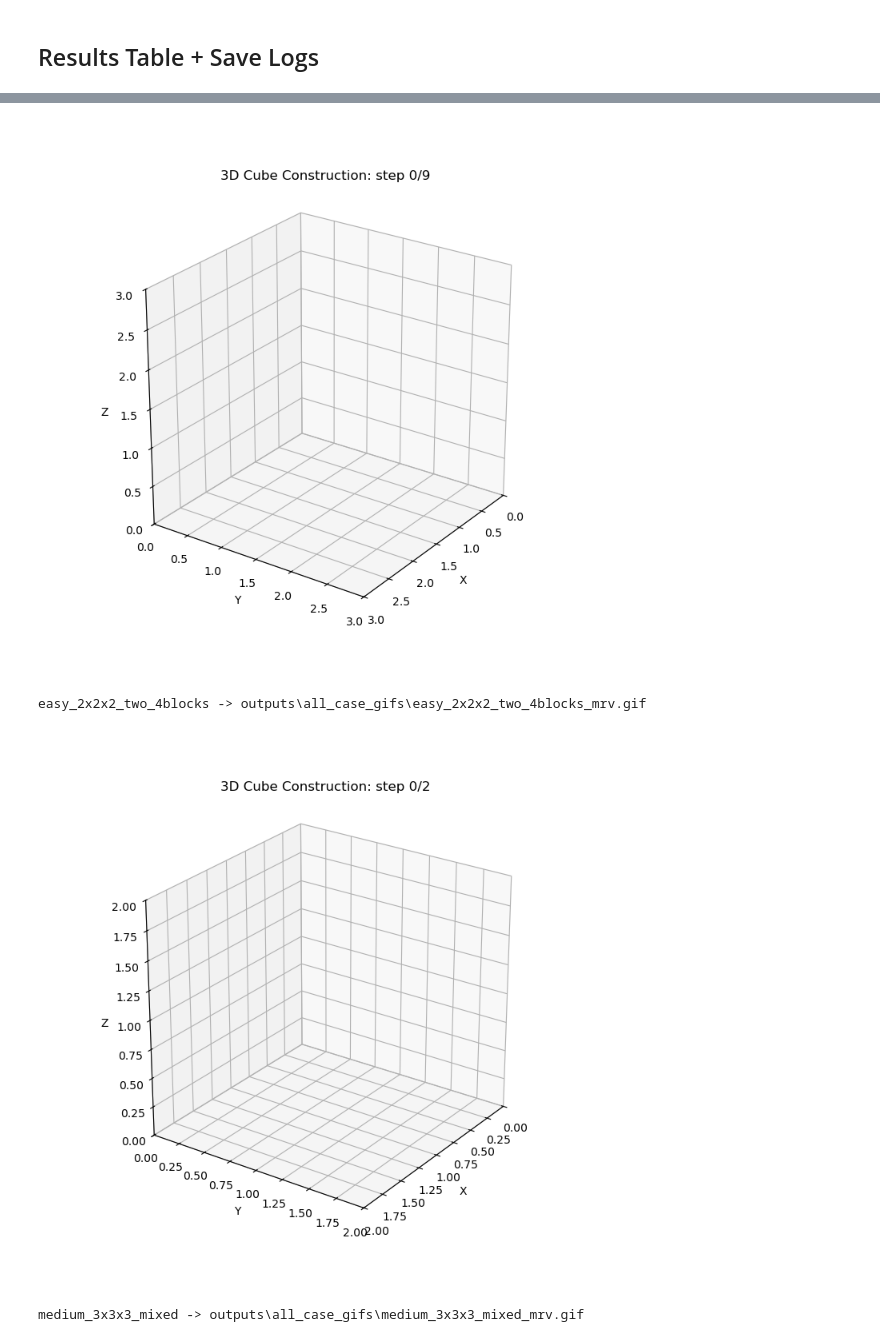
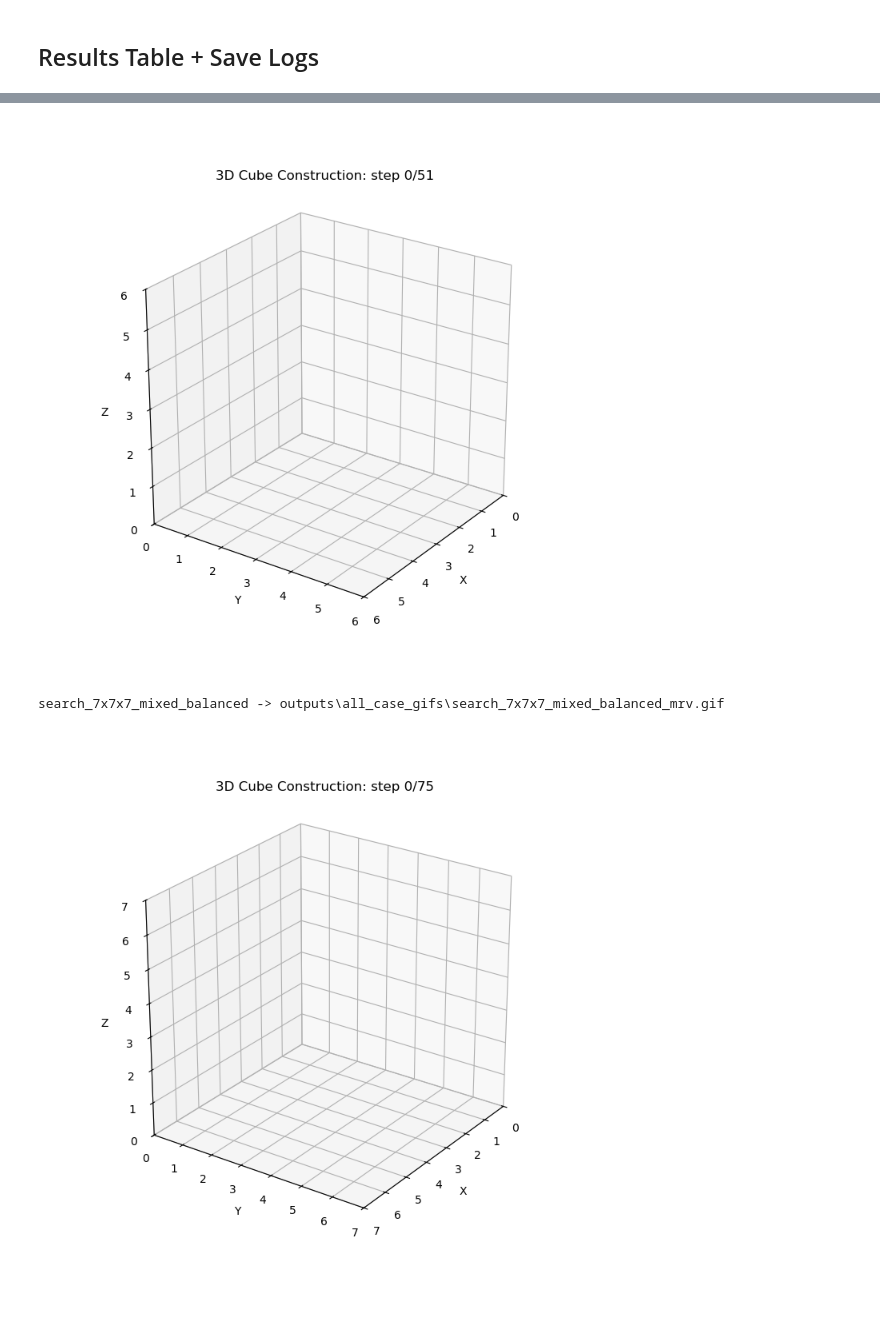
Before and after one commit to EricYza/Cubazoid, a Jupyter notebook: demo_cubazoid_repro.ipynb, the cells around one changed output, grey strips where cells are left out. Cells and saved outputs as stored; diff of their text form; code cells hidden in the pictures.

```diff
--- a/demo_cubazoid_repro.ipynb
+++ b/demo_cubazoid_repro.ipynb
@@ -266,12 +266,24 @@ saved: outputs\all_case_results.csv
 # %%
+target_cases = [
+    'search_6x6x6_mixed_balanced',
+    'search_7x7x7_mixed_balanced',
+]
+
+row_by_case = {r['case']: r for r in rows}
 shown = 0
-for r in rows:
+
+for case_name in target_cases:
+    r = row_by_case.get(case_name)
+    if r is None:
+        print(f'Missing case in rows: {case_name}')
+        continue
     if r['status'] == 'solved' and r['gif_path']:
         print(r['case'], '->', r['gif_path'])
         display(Image(filename=r['gif_path']))
         shown += 1
-        if shown >= 3:
-            break
+    else:
+        print(f"{case_name} not solved or gif missing. status={r['status']}, gif_path={r['gif_path']}")
+
 if shown == 0:
-    print('No solved cases to preview.')
+    print('No target GIFs to preview.')
 # %% [output]
@@ -279,4 +291,3 @@ easy_3x3x3_all_I3 -> outputs\all_case_gifs\easy_3x3x3_all_I3_mrv.gif
-[figure, old version]
+[figure, new version]
-easy_2x2x2_two_4blocks -> outputs\all_case_gifs\easy_2x2x2_two_4blocks_mrv.gif
+search_7x7x7_mixed_balanced -> outputs\all_case_gifs\search_7x7x7_mixed_balanced_mrv.gif
-[figure, old version]
+[figure, new version]
-medium_3x3x3_mixed -> outputs\all_case_gifs\medium_3x3x3_mixed_mrv.gif
```
Also changed, not shown: parts of 11 cells of this notebook, 11 other files.
